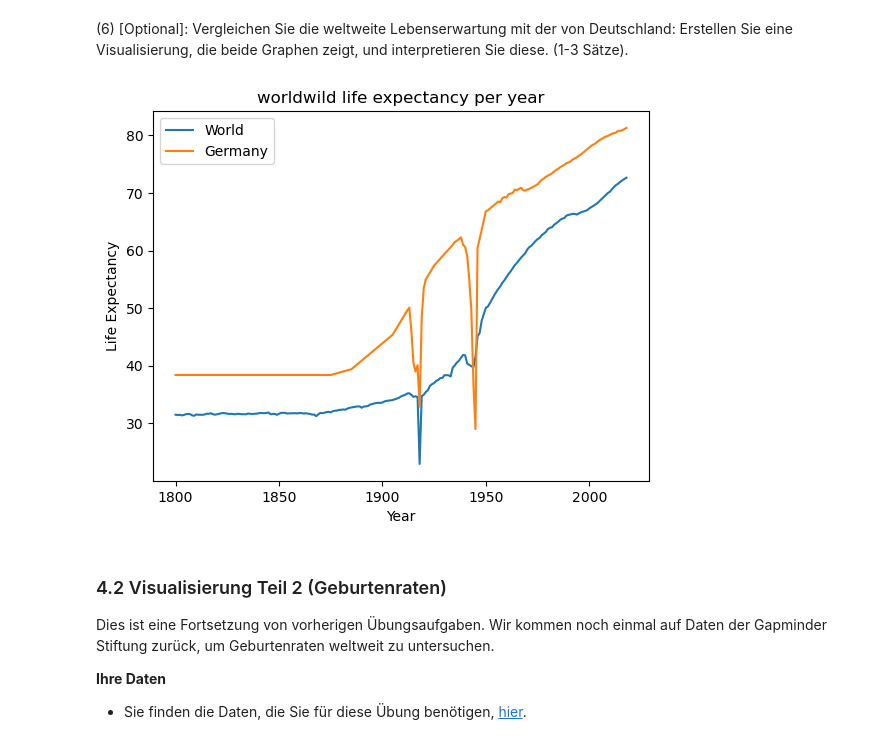
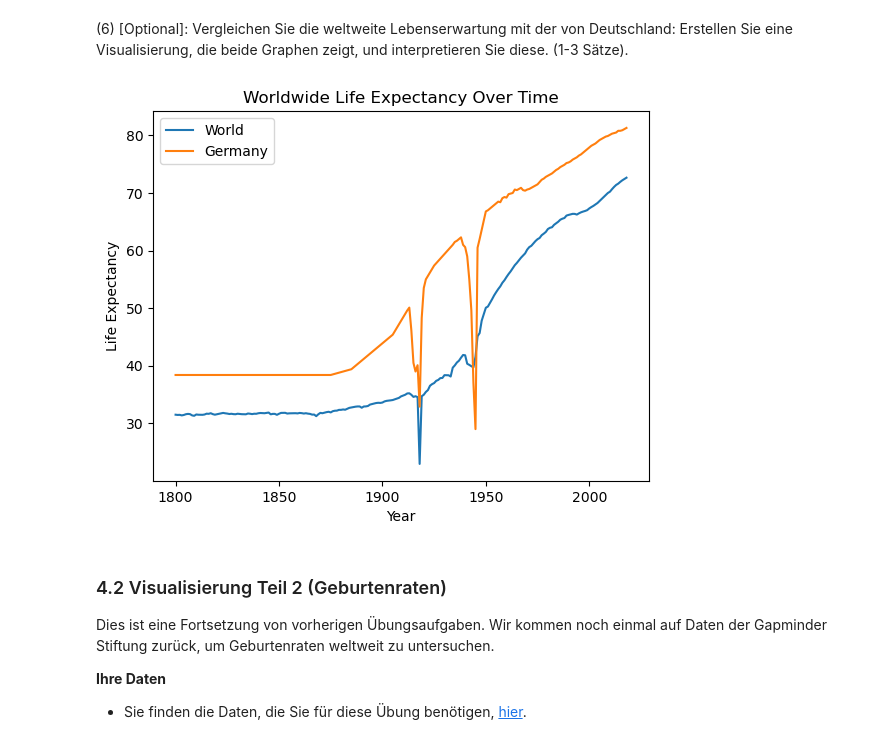
Before and after one commit to cortex359/ds.ss24, a Jupyter notebook: marine_u04/TSRI-4.ipynb, the cells around one changed output. Drawn from its saved outputs; the diff is of its cells as text; code cells hidden in the pictures.

```diff
--- a/marine_u04/TSRI-4.ipynb
+++ b/marine_u04/TSRI-4.ipynb
@@ -46,10 +46,10 @@ import pandas as pd
 import matplotlib.pyplot as plt
 
 # Reading the data and setting the first column as index
-df = pd.read_csv("life_expectancy_years.csv", index_col=0)
+life_expectancy = pd.read_csv("life_expectancy_years.csv", index_col=0)
 
-print("Zeitspanne: vom Jahr", df.columns.min(), "bis zum Jahr", df.columns.max())
-df.head(3)
+print("Zeitspanne: vom Jahr", life_expectancy.columns.min(), "bis zum Jahr", life_expectancy.columns.max())
+life_expectancy.head(3)
 # %% [output]
 Zeitspanne: vom Jahr 1800 bis zum Jahr 2018
 |  | 1800 | 1801 | 1802 | 1803 | 1804 | 1805 | 1806 | 1807 | 1808 | 1809 | ... | ... |
@@ -63,7 +63,7 @@ Zeitspanne: vom Jahr 1800 bis zum Jahr 2018
 
 * Hinweis: Zur Bearbeitung dieser Aufgabe werden Sie im Netz recherchieren müssen.
 # %%
-mean_worldwilde_life_expectancy = df.mean()
+mean_worldwilde_life_expectancy = life_expectancy.mean()
 mean_worldwilde_life_expectancy.plot(title="worldwild life expectancy per year", xlabel="Year", ylabel="Life Expectancy")
 # %% [output]
 <Axes: title={'center': 'worldwild life expectancy per year'}, xlabel='Year', ylabel='Life Expectancy'>
@@ -84,19 +84,19 @@ Wir beobachten zwei Einbrüche in der weltweiten Lebenserwartung in der Zeitspan
 (6) \[Optional\]: Vergleichen Sie die weltweite Lebenserwartung mit der von Deutschland: Erstellen Sie eine Visualisierung, die beide Graphen zeigt, und interpretieren Sie diese. (1-3 Sätze).
 # %%
 # Vorbereitung: Als Index (Zeilennamen) steht der Name des Landes, deshalb können wir direkt auf Deutschland zugreifen
-germany = df.loc['Germany']
+germany = life_expectancy.loc['Germany']
 
 # Plotting: mean_worldwilde_life_expectancy haben wir schon berechnet, also können wir es direkt plotten
-mean_worldwilde_life_expectancy.plot(label="World", title="worldwild life expectancy per year", xlabel="Year", ylabel="Life Expectancy")
+mean_worldwilde_life_expectancy.plot(label="World", title="Worldwide Life Expectancy Over Time", xlabel="Year", ylabel="Life Expectancy")
 germany.plot(label="Germany")
 
 # Add legend (dank der labels, zum Beispiel "World" und "Germany")
 plt.legend()
 
 # Show the plot
 plt.show()
 # %% [output]
-[figure, old version]
+[figure, new version]
 # %% [markdown]
 ### 4.2 Visualisierung Teil 2 (Geburtenraten)
 
```
Also changed, not shown: parts of 10 cells of this notebook, 1 other file.
